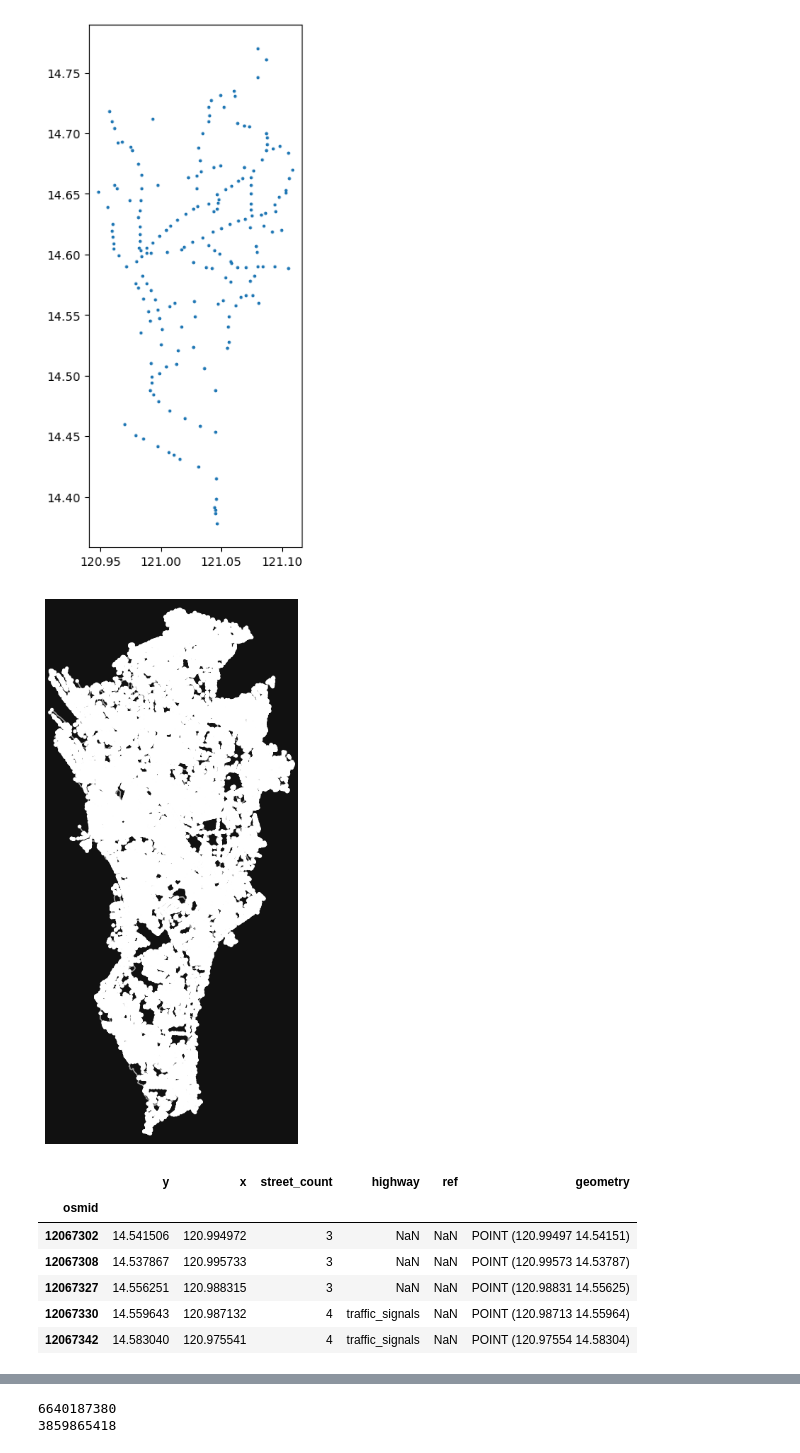
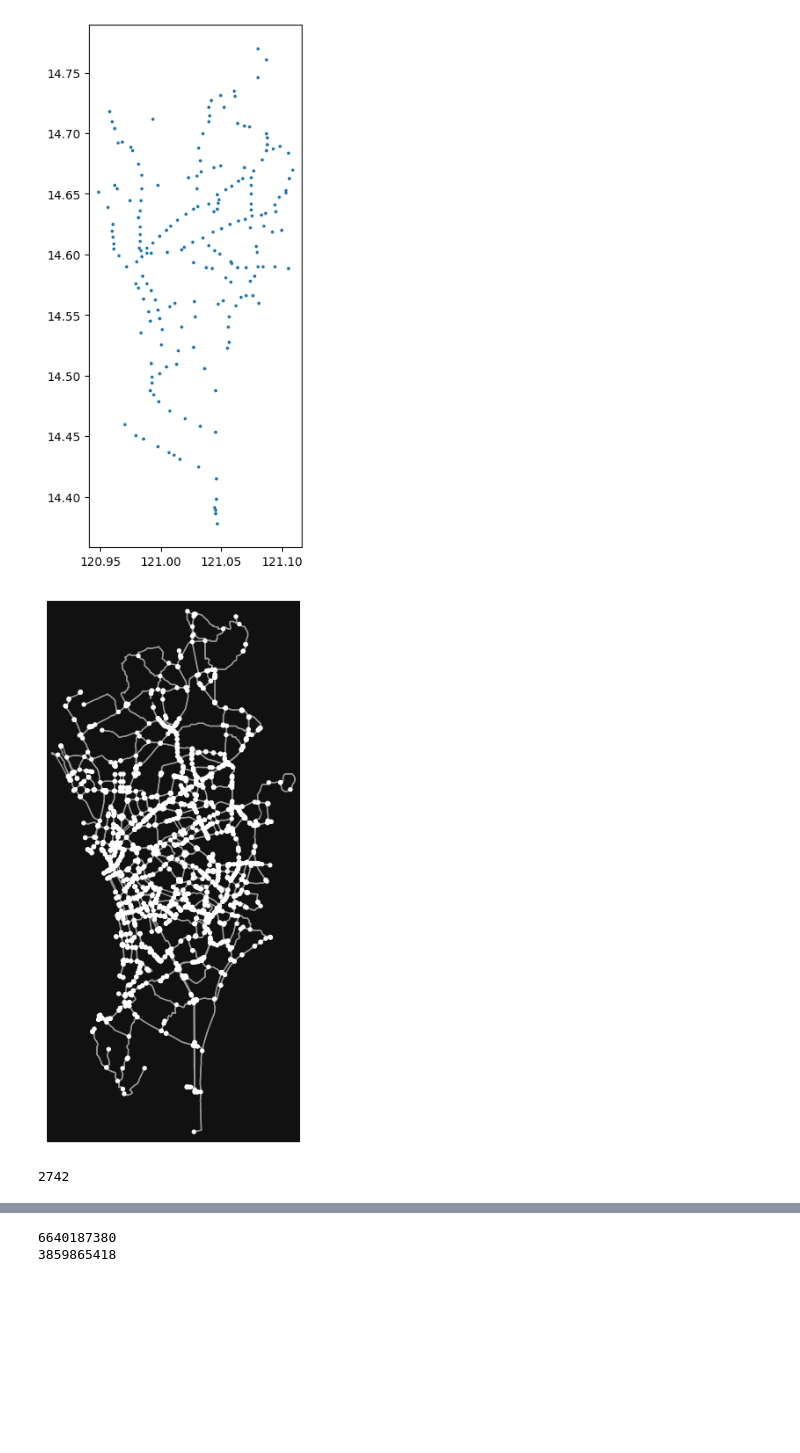
Before and after one commit to msescordial/rnga, a Jupyter notebook: Testing2.ipynb, the cells around one changed output, grey strips where cells are left out. Drawn from its saved outputs; the diff is of its cells as text; code cells hidden in the pictures; blank space fills up the shorter version.

```diff
--- a/Testing2.ipynb
+++ b/Testing2.ipynb
@@ -63,26 +63,22 @@ gdf.plot(markersize=3.0, figsize=(12,8))
 # %%
 # visualize nodes using OSMnx package in Python
 
 from matplotlib import pyplot as plt
 
 place = 'Metro Manila, Philippines'
-G = ox.graph_from_place(place, network_type="drive")
+G = ox.graph_from_place(place, network_type="drive", custom_filter='["highway"~"primary|secondary"]')
 
 # Plot the streets
 fig, ax = ox.plot_graph(G)
 
 # Retrieve nodes and edges
 nodes, edges = ox.graph_to_gdfs(G)
-nodes.head()
+#nodes.head()
+#nodes.tail()
+len(nodes)
 # %% [output]
-[figure, old version]
+[figure, new version]
-|  | y | x | street_count | highway | ref | geometry |
-| osmid |  |  |  |  |  |  |
-| 12067302 | 14.541506 | 120.994972 | 3 | NaN | NaN | POINT (120.99497 14.54151) |
-| 12067308 | 14.537867 | 120.995733 | 3 | NaN | NaN | POINT (120.99573 14.53787) |
-| 12067327 | 14.556251 | 120.988315 | 3 | NaN | NaN | POINT (120.98831 14.55625) |
-| 12067330 | 14.559643 | 120.987132 | 4 | traffic_signals | NaN | POINT (120.98713 14.55964) |
-| 12067342 | 14.583040 | 120.975541 | 4 | traffic_signals | NaN | POINT (120.97554 14.58304) |
+2742
 # %%
 # Plot the nodes
 fig, ax = plt.subplots(figsize=(12,8))
```
Also changed, not shown: parts of 5 cells of this notebook.
